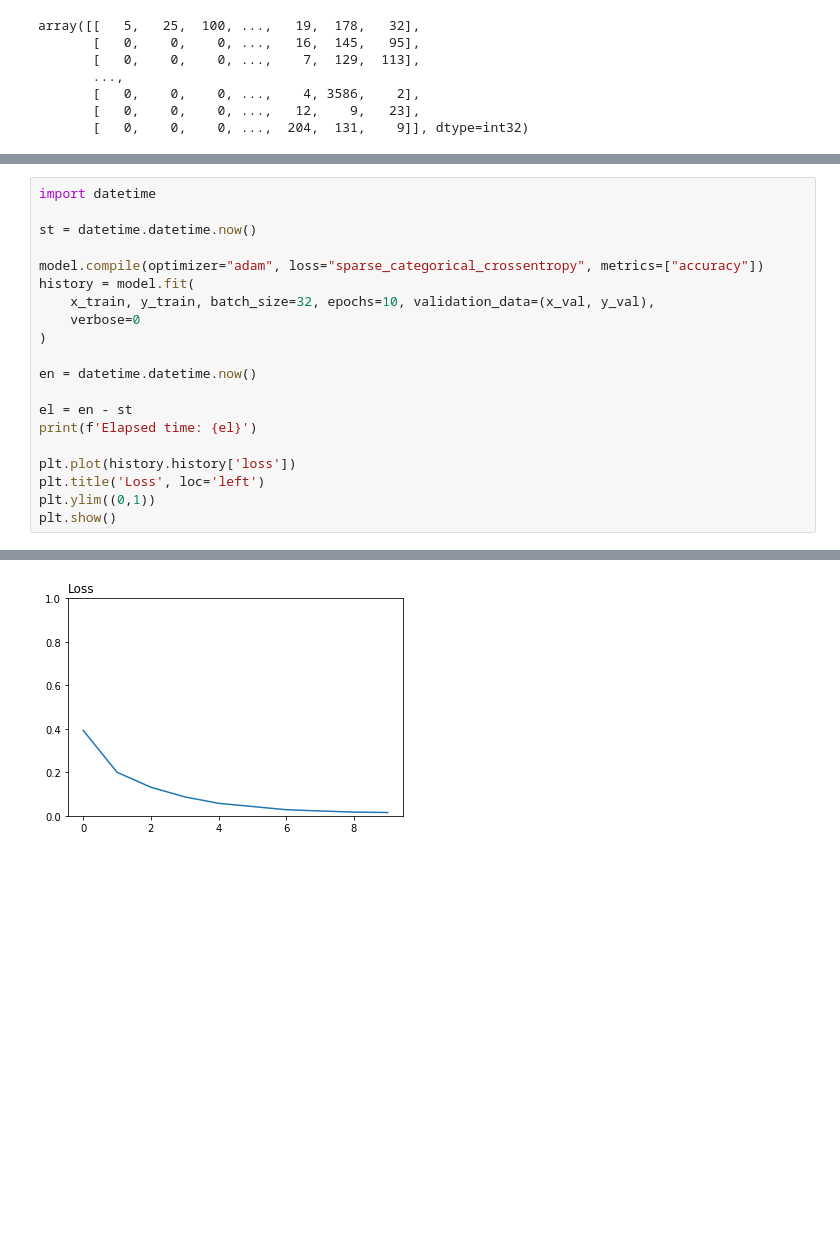
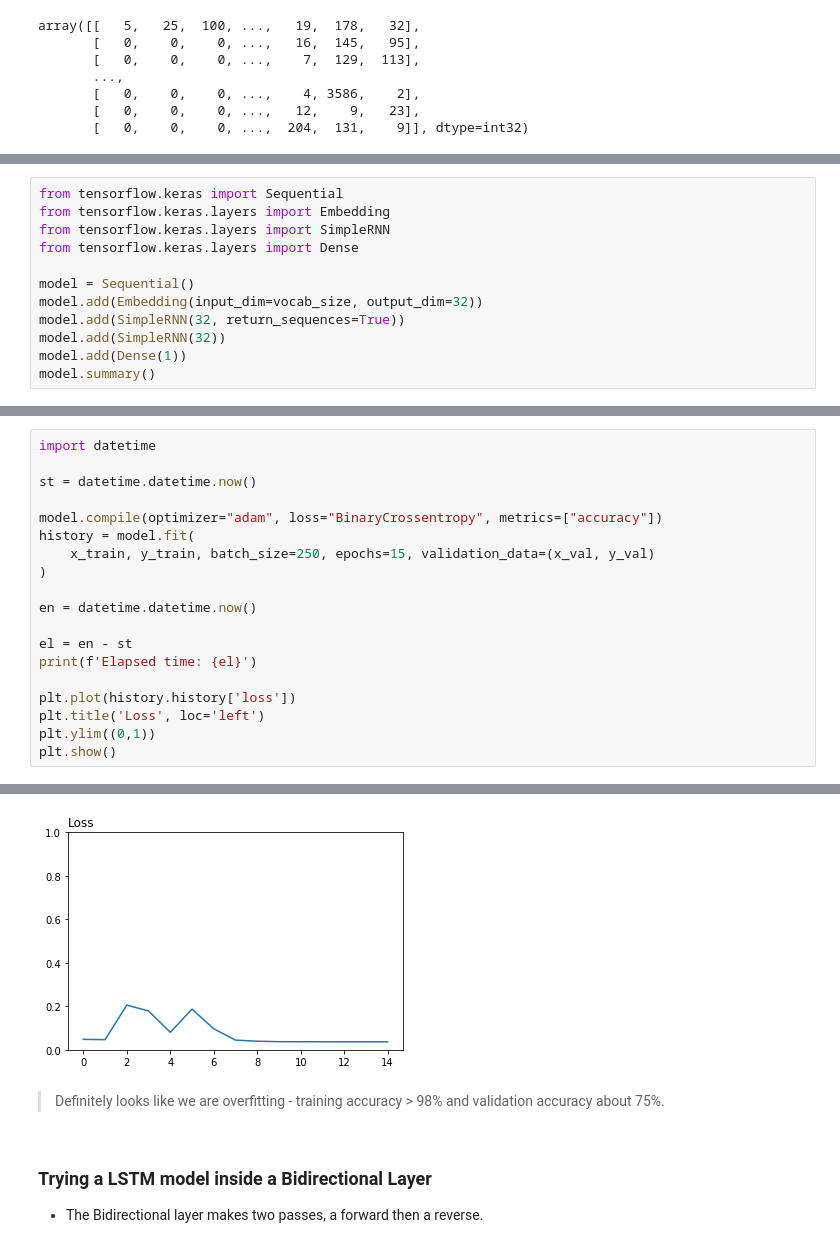
Before and after one commit to appliedecon/data602-lectures, a Jupyter notebook: neural-networks/neural-networks-recurrent.ipynb, the cells around one changed output, grey strips where cells are left out. Saved outputs shown, nothing was run; the diff lists cells and outputs as text; blank space fills up the shorter version.

Commit message:
Add files via upload
Added additional model

```diff
--- a/neural-networks/neural-networks-recurrent.ipynb
+++ b/neural-networks/neural-networks-recurrent.ipynb
@@ -313,0 +303,12 @@ model = keras.Model(inputs=inputs, outputs=outputs)
+# %%
+from tensorflow.keras import Sequential
+from tensorflow.keras.layers import Embedding
+from tensorflow.keras.layers import SimpleRNN
+from tensorflow.keras.layers import Dense
+
+model = Sequential()
+model.add(Embedding(input_dim=vocab_size, output_dim=32))
+model.add(SimpleRNN(32, return_sequences=True))
+model.add(SimpleRNN(32))
+model.add(Dense(1))
+model.summary()
@@ -316,10 +335,9 @@ import datetime
 
 st = datetime.datetime.now()
 
-model.compile(optimizer="adam", loss="sparse_categorical_crossentropy", metrics=["accuracy"])
+model.compile(optimizer="adam", loss="BinaryCrossentropy", metrics=["accuracy"])
 history = model.fit(
-    x_train, y_train, batch_size=32, epochs=10, validation_data=(x_val, y_val),
-    verbose=0
+    x_train, y_train, batch_size=250, epochs=15, validation_data=(x_val, y_val)
 )
 
 en = datetime.datetime.now()
@@ -336 +370,6 @@ Elapsed time: 0:10:16.318964
-[figure, old version]
+[figure, new version]
+# %% [markdown]
+> Definitely looks like we are overfitting - training accuracy > 98% and validation accuracy about 75%.
+# %% [markdown]
+### Trying a LSTM model inside a Bidirectional Layer
+- The Bidirectional layer makes two passes, a forward then a reverse.
```
Also changed, not shown: parts of 19 cells of this notebook.
